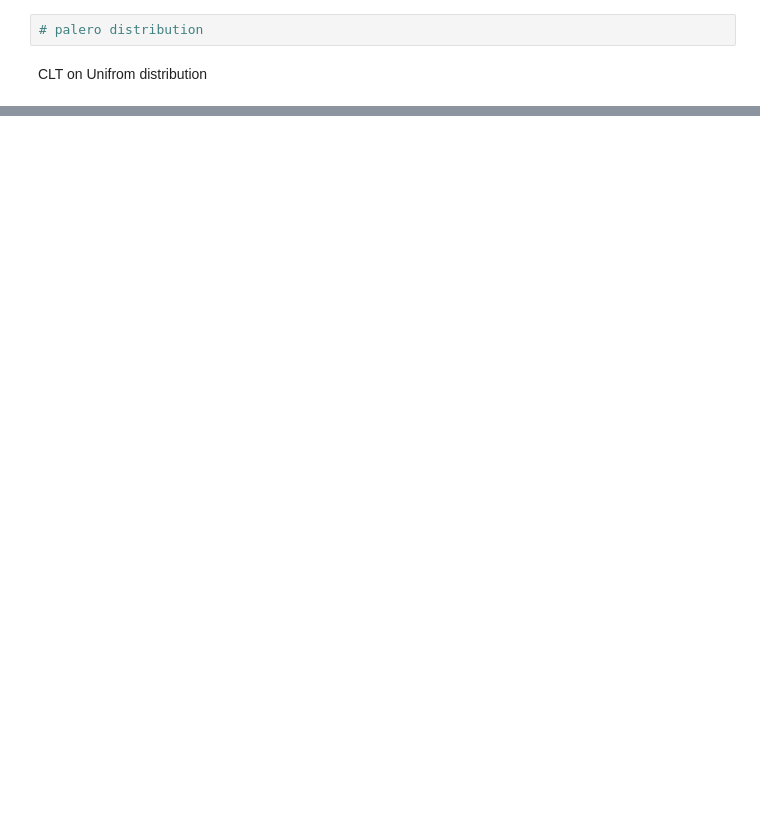
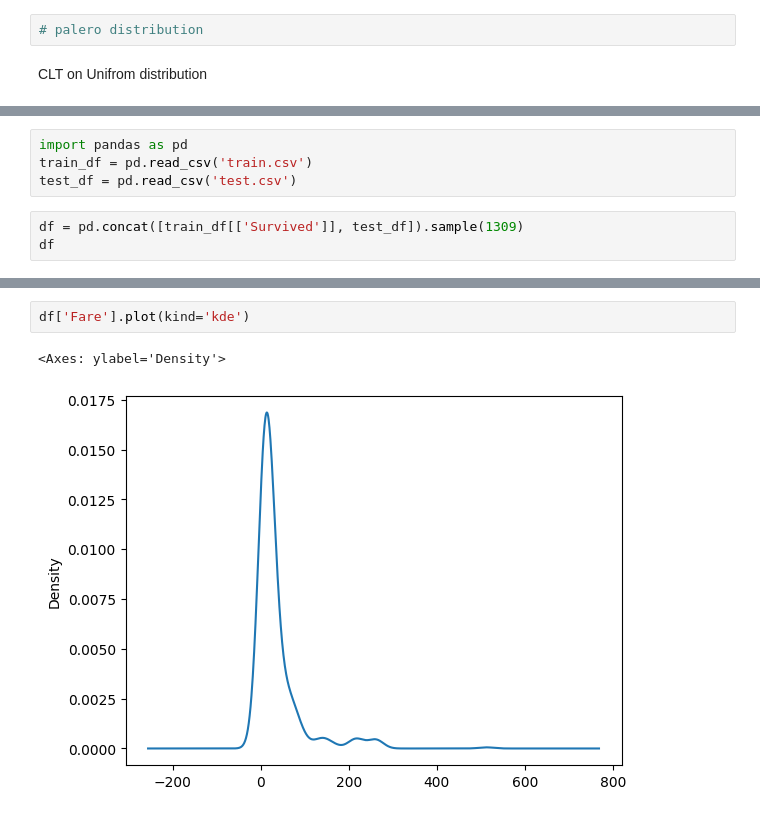
Before and after one commit to mohd-ajlal/PYTHON-For-Data_Analysis, a Jupyter notebook: class18.ipynb, the cells around one changed output, grey strips where cells are left out. Saved outputs shown, nothing was run; the diff lists cells and outputs as text; blank space fills up the shorter version.

```diff
--- a/class18.ipynb
+++ b/class18.ipynb
@@ -196,0 +278,7 @@ CLT on Unifrom distribution
+# %%
+import pandas as pd
+train_df = pd.read_csv('train.csv')
+test_df = pd.read_csv('test.csv')
+# %%
+df = pd.concat([train_df[['Survived']], test_df]).sample(1309)
+df
@@ -196,0 +299,5 @@ CLT on Unifrom distribution
+# %%
+df['Fare'].plot(kind='kde')
+# %% [output]
+<Axes: ylabel='Density'>
+[figure, added]
```
Also changed, not shown: parts of 9 cells of this notebook, 5 other files.
